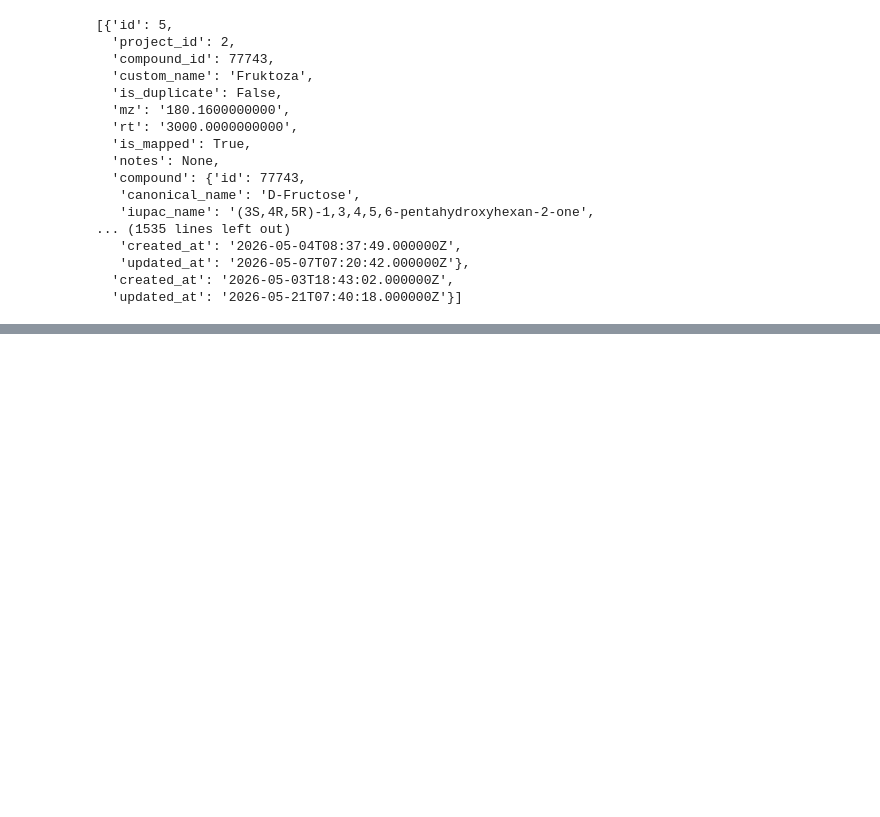
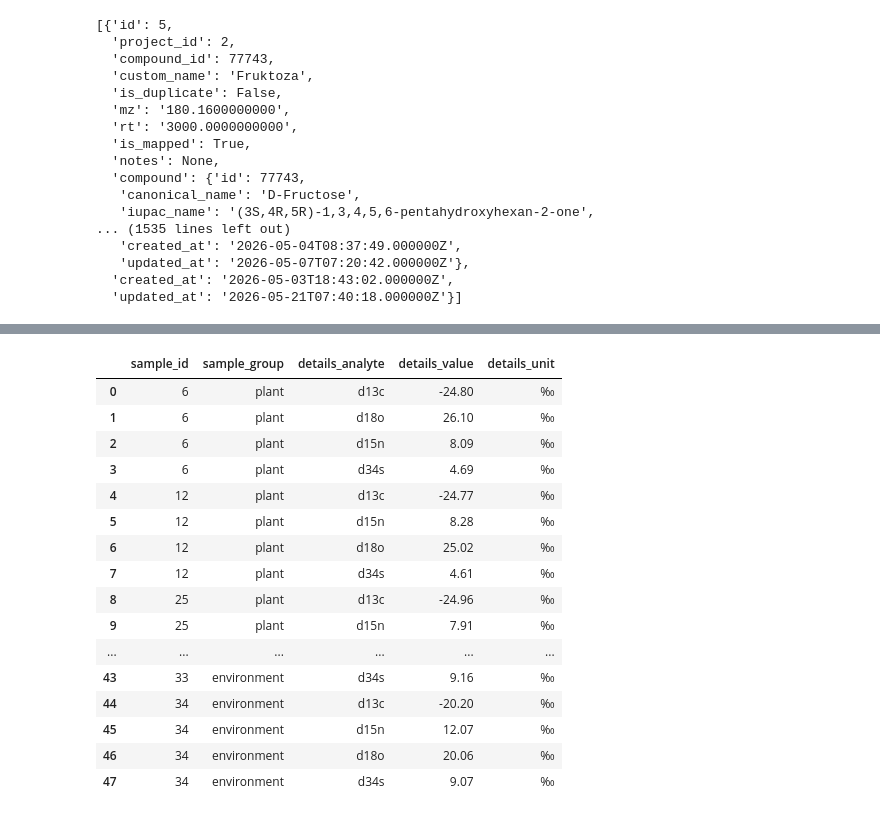
Before and after one commit to miletovaa/isofood-center-py, a Jupyter notebook: examples/o2org_walkthrough.ipynb, the cells around one changed output, grey strips where cells are left out. Cells and saved outputs as stored; diff of their text form; code cells hidden in the pictures; blank space fills up the shorter version.

```diff
--- a/examples/o2org_walkthrough.ipynb
+++ b/examples/o2org_walkthrough.ipynb
@@ -187,0 +204,21 @@ project_compounds[:3]
+# %%
+df_long = extract(client, "result_stable_isotopes", project_id=12)
+df_long[["sample_id", "sample_group", "details_analyte", "details_value", "details_unit"]]
+# %% [output]
+|  | sample_id | sample_group | details_analyte | details_value | details_unit |
+| 0 | 6 | plant | d13c | -24.80 | ‰ |
+| 1 | 6 | plant | d18o | 26.10 | ‰ |
+| 2 | 6 | plant | d15n | 8.09 | ‰ |
+| 3 | 6 | plant | d34s | 4.69 | ‰ |
+| 4 | 12 | plant | d13c | -24.77 | ‰ |
+| 5 | 12 | plant | d15n | 8.28 | ‰ |
+| 6 | 12 | plant | d18o | 25.02 | ‰ |
+| 7 | 12 | plant | d34s | 4.61 | ‰ |
+| 8 | 25 | plant | d13c | -24.96 | ‰ |
+| 9 | 25 | plant | d15n | 7.91 | ‰ |
+| ... | ... | ... | ... | ... | ... |
+| 43 | 33 | environment | d34s | 9.16 | ‰ |
+| 44 | 34 | environment | d13c | -20.20 | ‰ |
+| 45 | 34 | environment | d15n | 12.07 | ‰ |
+| 46 | 34 | environment | d18o | 20.06 | ‰ |
+| 47 | 34 | environment | d34s | 9.07 | ‰ |
```
Also changed, not shown: parts of 34 cells of this notebook, 44 other files.
